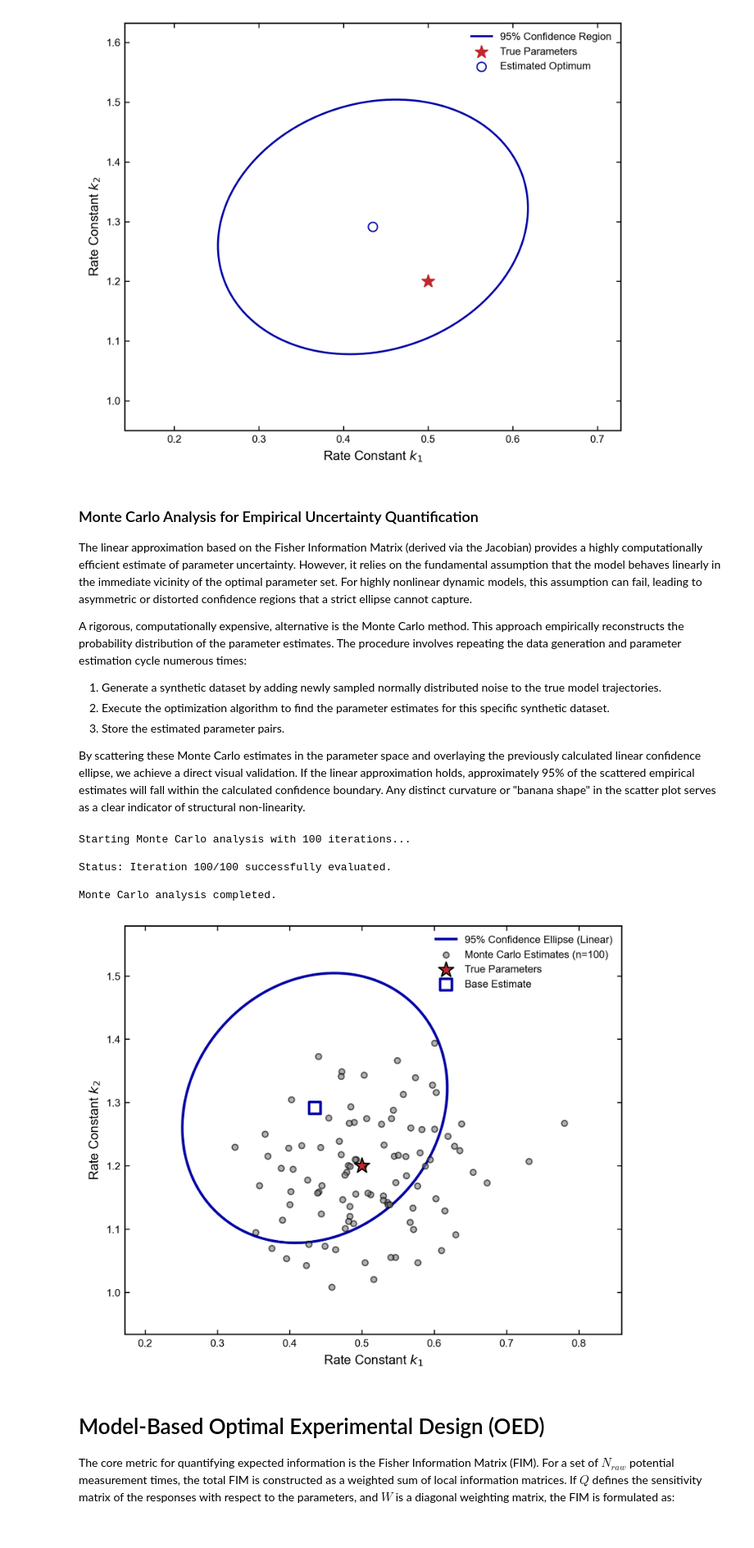
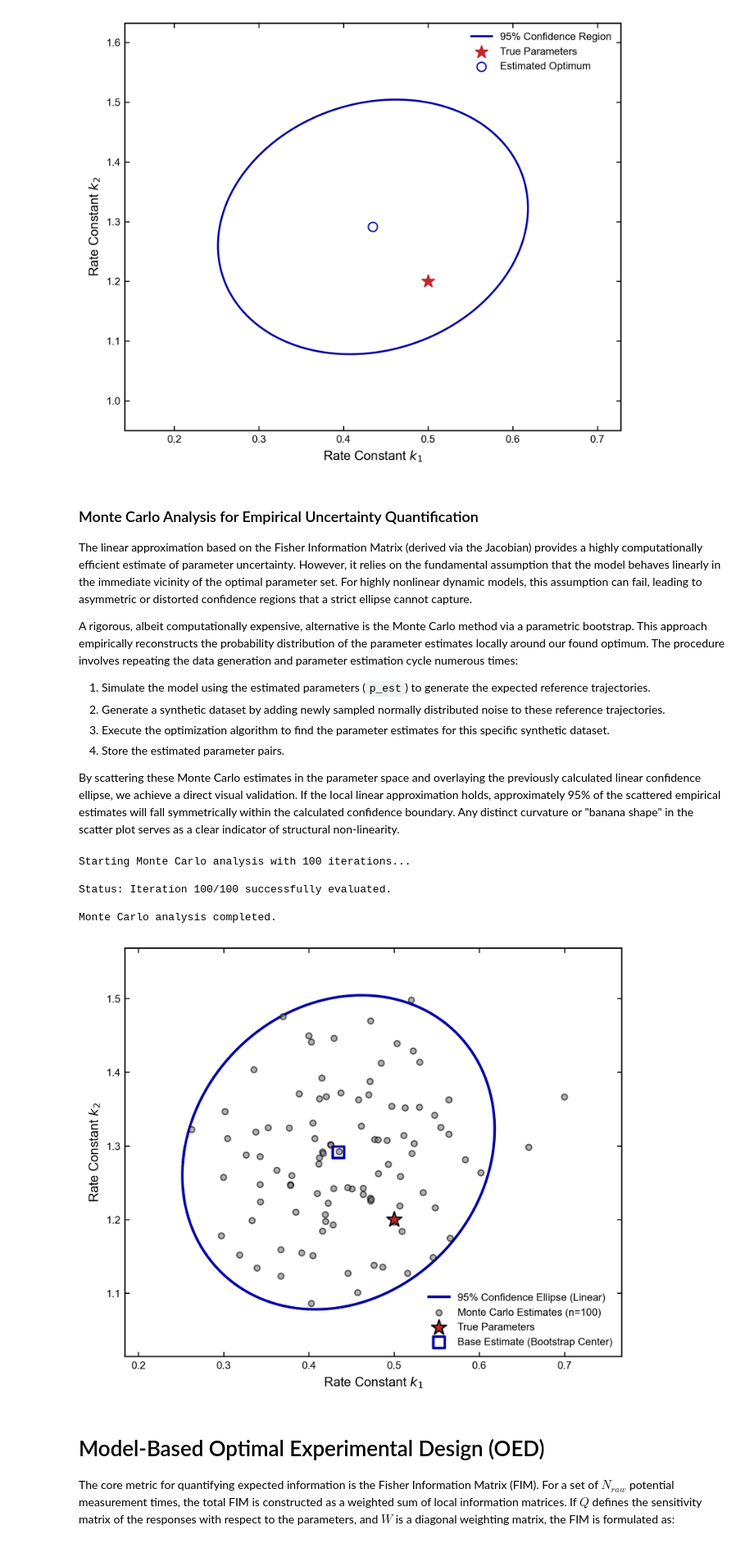
Before and after one commit to charlottedef/kinetic-parameter-estimation-oed, a Jupyter notebook: DOE.ipynb, the cells around one changed output. Shown at 82% size. Cells and saved outputs as stored; diff of their text form; code cells hidden in the pictures.

Commit message:
fix: parametric bootstrap
- Changed the data generation process in the Monte Carlo simulation to use the estimated parameters (p_est) instead of the true parameters (p_true).
- This ensures the empirical scatter plot correctly centers around the local optimum, allowing for a mathematically valid comparison with the analytical confidence ellipse.

```diff
--- a/DOE.ipynb
+++ b/DOE.ipynb
@@ -564,23 +564,24 @@ plt.show()
 
 The linear approximation based on the Fisher Information Matrix (derived via the Jacobian) provides a highly computationally efficient estimate of parameter uncertainty. However, it relies on the fundamental assumption that the model behaves linearly in the immediate vicinity of the optimal parameter set. For highly nonlinear dynamic models, this assumption can fail, leading to asymmetric or distorted confidence regions that a strict ellipse cannot capture.
 
-A rigorous, computationally expensive, alternative is the Monte Carlo method. This approach empirically reconstructs the probability distribution of the parameter estimates. The procedure involves repeating the data generation and parameter estimation cycle numerous times:
-1. Generate a synthetic dataset by adding newly sampled normally distributed noise to the true model trajectories.
-2. Execute the optimization algorithm to find the parameter estimates for this specific synthetic dataset.
-3. Store the estimated parameter pairs.
+A rigorous, albeit computationally expensive, alternative is the Monte Carlo method via a parametric bootstrap. This approach empirically reconstructs the probability distribution of the parameter estimates locally around our found optimum. The procedure involves repeating the data generation and parameter estimation cycle numerous times:
 
-By scattering these Monte Carlo estimates in the parameter space and overlaying the previously calculated linear confidence ellipse, we achieve a direct visual validation. If the linear approximation holds, approximately 95% of the scattered empirical estimates will fall within the calculated confidence boundary. Any distinct curvature or "banana shape" in the scatter plot serves as a clear indicator of structural non-linearity.
+1. Simulate the model using the estimated parameters (`p_est`) to generate the expected reference trajectories.
+2. Generate a synthetic dataset by adding newly sampled normally distributed noise to these reference trajectories.
+3. Execute the optimization algorithm to find the parameter estimates for this specific synthetic dataset.
+4. Store the estimated parameter pairs.
+
+By scattering these Monte Carlo estimates in the parameter space and overlaying the previously calculated linear confidence ellipse, we achieve a direct visual validation. If the local linear approximation holds, approximately 95% of the scattered empirical estimates will fall symmetrically within the calculated confidence boundary. Any distinct curvature or "banana shape" in the scatter plot serves as a clear indicator of structural non-linearity.
 # %%
-import numpy as np
-import matplotlib.pyplot as plt
-from scipy.optimize import least_squares
-
-# =============================================================================
-# Monte Carlo Parameter Estimation
+# ============================================================================
+# Monte Carlo Parameter Estimation (Parametric Bootstrap)
 # =============================================================================
 
 n_iterations = 100
 p_mc_estimates = np.zeros((n_iterations, 2))
+
+# Generate the reference trajectories using the estimated parameters (p_est)
+y_est_flat = simulate_base_model(p_est, t_eval, y0_base)
 
 # Use a different seed to ensure new noise generation
 np.random.seed(101)
@@ -588,8 +589,8 @@ np.random.seed(101)
 print(f"Starting Monte Carlo analysis with {n_iterations} iterations...\n")
 
 for i in range(n_iterations):
-    # Generate new synthetic measurement data with the established noise level
-    y_noisy_mc = y_true_flat + np.random.normal(0, noise_level, y_true_flat.shape)
+    # Generate new synthetic measurement data around the estimated model trajectories
+    y_noisy_mc = y_est_flat + np.random.normal(0, noise_level, y_est_flat.shape)
 
     # Perform parameter estimation for the current noisy dataset
     res_mc = least_squares(
@@ -615,7 +616,7 @@ print("\n\nMonte Carlo analysis completed.")
 fig, ax, cols = create_publication_figure(n_cols=1, figsize=(6, 5))
 ax = np.atleast_1d(ax)[0]
 
-# 1. Plot the analytical 95% confidence ellipse (from the previous cell)
+# 1. Plot the analytical 95% confidence ellipse
 ax.plot(ell_x, ell_y, color=cols['B'], linestyle='-', linewidth=2, label='95% Confidence Ellipse (Linear)')
 
 # 2. Scatter the empirical Monte Carlo estimates
@@ -623,37 +624,37 @@ ax.scatter(p_mc_estimates[:, 0], p_mc_estimates[:, 1],
            color='gray', alpha=0.6, edgecolors='black', marker='o', s=20,
            label=f'Monte Carlo Estimates (n={n_iterations})', zorder=2)
 
 # 3. Highlight the true parameter set and the single initial estimate
 ax.scatter(p_true[0], p_true[1], color=cols['A'], marker='*', s=150,
            edgecolors='black', label='True Parameters', zorder=4)
 ax.scatter(p_est[0], p_est[1], facecolors='none', edgecolors=cols['B'],
-           marker='s', s=80, linewidth=2, label='Base Estimate', zorder=4)
+           marker='s', s=80, linewidth=2, label='Base Estimate (Bootstrap Center)', zorder=4)
 
 # Format the plot
 ax.set_xlabel('Rate Constant $k_1$')
 ax.set_ylabel('Rate Constant $k_2$')
 ax.legend(loc='best', frameon=False)
 ax.tick_params(direction='in', top=True, right=True)
 
 # Adjust dynamic limits to capture both the ellipse and potential outlier scatter points
-all_x = np.concatenate((ell_x, p_mc_estimates[:, 0]))
-all_y = np.concatenate((ell_y, p_mc_estimates[:, 1]))
+all_x = np.concatenate((ell_x, p_mc_estimates[:, 0], [p_true[0]]))
+all_y = np.concatenate((ell_y, p_mc_estimates[:, 1], [p_true[1]]))
 
 x_margin = (np.max(all_x) - np.min(all_x)) * 0.15
 y_margin = (np.max(all_y) - np.min(all_y)) * 0.15
 
 ax.set_xlim([np.min(all_x) - x_margin, np.max(all_x) + x_margin])
 ax.set_ylim([np.min(all_y) - y_margin, np.max(all_y) + y_margin])
 
 plt.tight_layout()
 plt.show()
 # %% [output]
 Starting Monte Carlo analysis with 100 iterations...
 
 Status: Iteration 100/100 successfully evaluated.
 
 Monte Carlo analysis completed.
-[figure, old version]
+[figure, new version]
 # %% [markdown]
 # Model-Based Optimal Experimental Design (OED)
 The core metric for quantifying expected information is the Fisher Information Matrix (FIM). For a set of $N_{raw}$ potential measurement times, the total FIM is constructed as a weighted sum of local information matrices. If $Q$ defines the sensitivity matrix of the responses with respect to the parameters, and $W$ is a diagonal weighting matrix, the FIM is formulated as:
```
